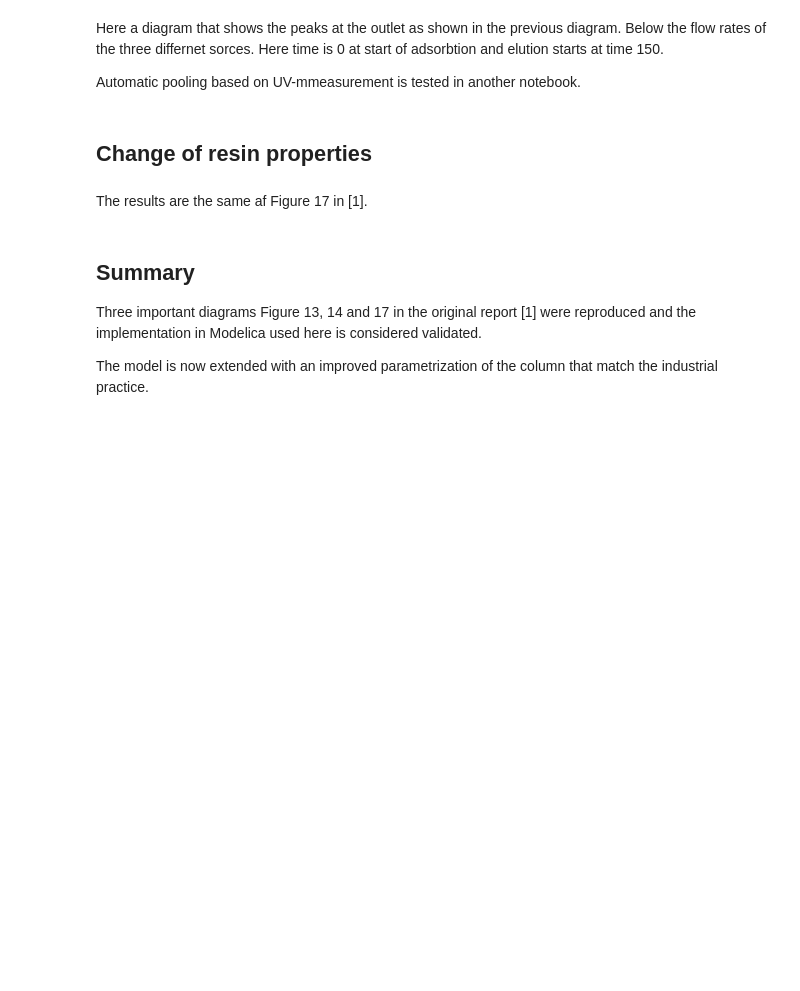
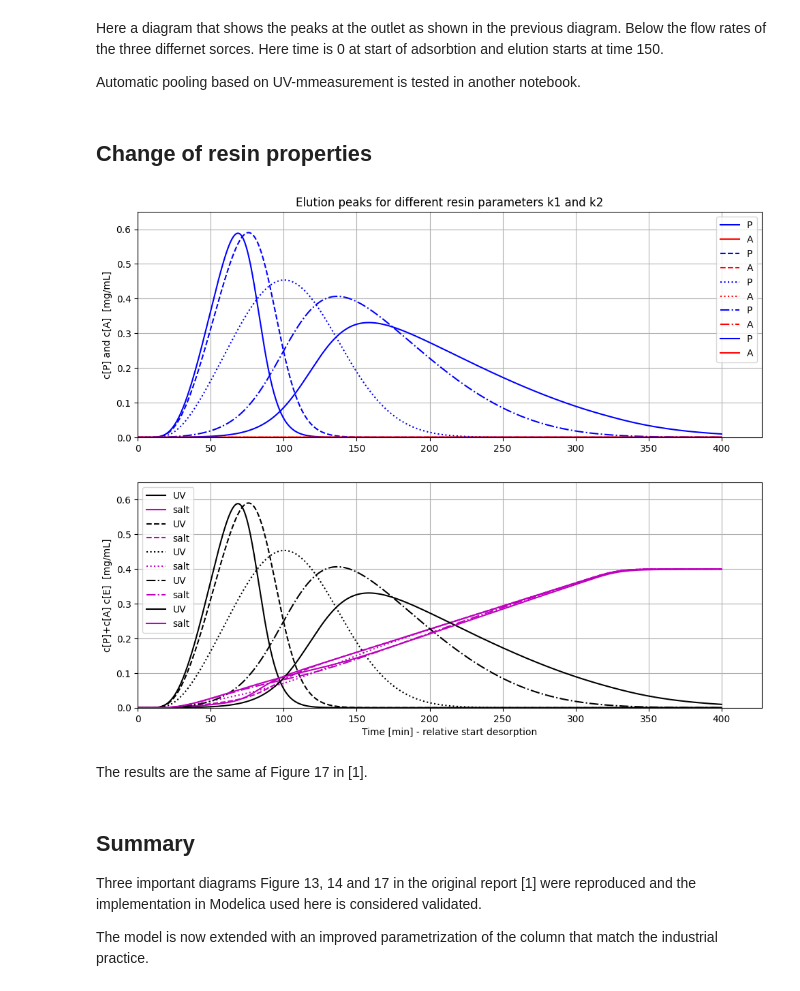
Before and after one commit to janpeter19/BPL_IEC_validation, a Jupyter notebook: BPL_IEC_validation_oms_colab.ipynb, the cells around one changed output. Drawn from its saved outputs; the diff is of its cells as text; code cells hidden in the pictures; blank space fills up the shorter version.

```diff
--- a/BPL_IEC_validation_oms_colab.ipynb
+++ b/BPL_IEC_validation_oms_colab.ipynb
@@ -241,25 +273,27 @@ Automatic pooling based on UV-mmeasurement is tested in another notebook.
 # %%
 # Elution of the column
 newplot(title='Elution peaks for different resin parameters k1 and k2', plotType='Elution')
 
 # Sample
 par(P_in=1, A_in=0.0, E_in=0)
 
 # Operation
 par(E_in_desorption_buffer=8)
 par(LFR=12.0, start_adsorption=0, stop_adsorption=50, start_desorption=150, stationary_desorption=450)
 
 # Simulations
 par(k1=0.05, k2=0.50); simu(550)
 par(k1=0.05, k2=0.25); simu(550)
 par(k1=0.05, k2=0.05); simu(550)
 par(k1=0.25, k2=0.05); simu(550)
 par(k1=0.50, k2=0.05); simu(550)
 
 # Adjust diagrams
-ax1.set_ylim([0, 0.65])
-ax2.set_ylim([0, 0.65])
+ax[0].set_ylim([0, 0.65])
+ax[1].set_ylim([0, 0.65])
 plt.show()
+# %% [output]
+[figure, added]
 # %% [markdown]
 The results are the same af Figure 17 in [1].
 # %% [markdown]
```
Also changed, not shown: parts of 17 cells of this notebook.
